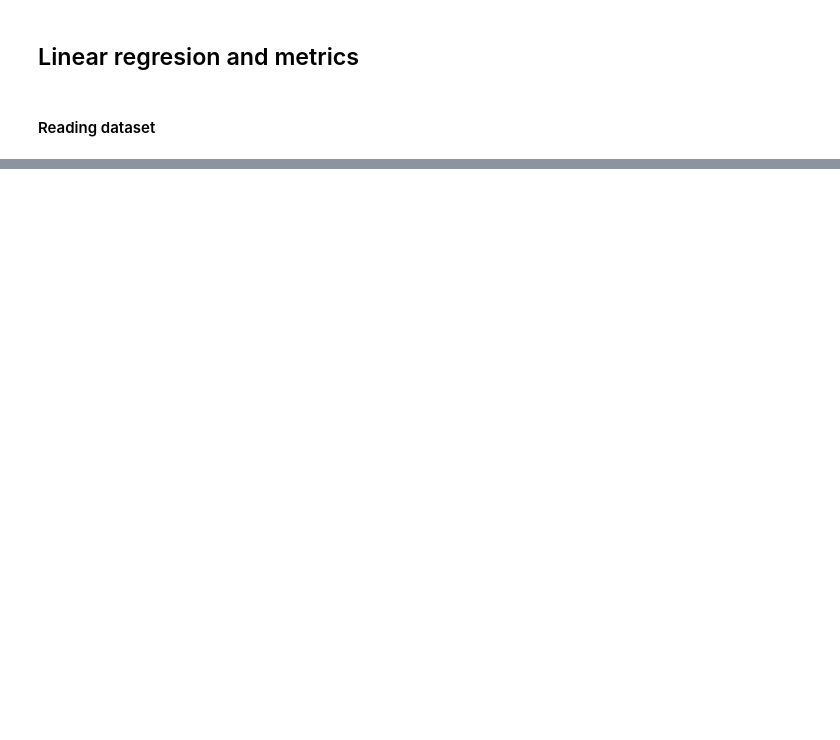
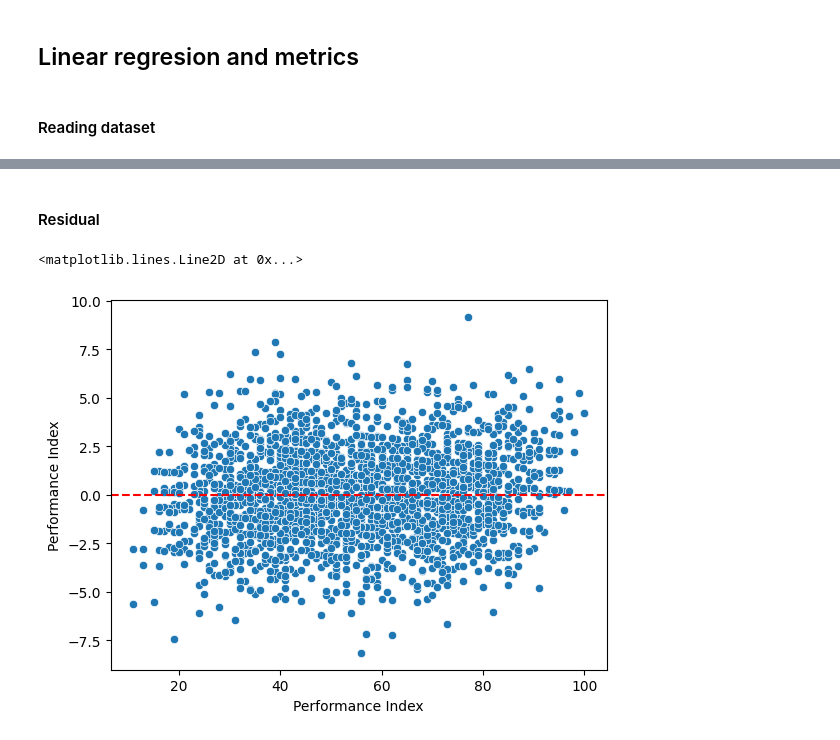
Before and after one commit to deructu/Amazinum-Data-Camp-Homeworks-by-Dmytro-Lutsyk, a Jupyter notebook: lesson_7_Evaluation./lesson_7_evaluation_hometask.ipynb, the cells around one changed output, grey strips where cells are left out. Drawn from its saved outputs; the diff is of its cells as text; code cells hidden in the pictures; blank space fills up the shorter version.

```diff
--- a/lesson_7_Evaluation./lesson_7_evaluation_hometask.ipynb
+++ b/lesson_7_Evaluation./lesson_7_evaluation_hometask.ipynb
@@ -354,0 +364,7 @@ df.head()
+# %%
+X, y = df[['Hours Studied', 'Previous Scores']], df['Performance Index']
+X_train, X_test, y_train, y_test = train_test_split(X, y, test_size=0.25, random_state=20)
+
+scaler = StandardScaler().fit(X_train)
+X_train_scaled = scaler.transform(X_train)
+X_test_scaled = scaler.transform(X_test)
@@ -354,0 +373,6 @@ df.head()
+# %%
+from sklearn.linear_model import LinearRegression
+
+lin_regresion = LinearRegression().fit(X_train_scaled, y_train)
+
+y_pred = lin_regresion.predict(X_test_scaled)
@@ -354,0 +390,12 @@ df.head()
+# %% [markdown]
+#### Residual
+# %%
+test_residual = y_test - y_pred
+
+sns.scatterplot(x=y_test, y=test_residual)
+plt.axhline(y=0, ls='--', color='red')
+
+# Досліджував це в інетрнеті, якщо є якась видима структура то це погано, також по цьому хочу фідбек
+# %% [output]
+<matplotlib.lines.Line2D at 0x...>
+[figure, added]
```
Also changed, not shown: parts of 18 cells of this notebook.
